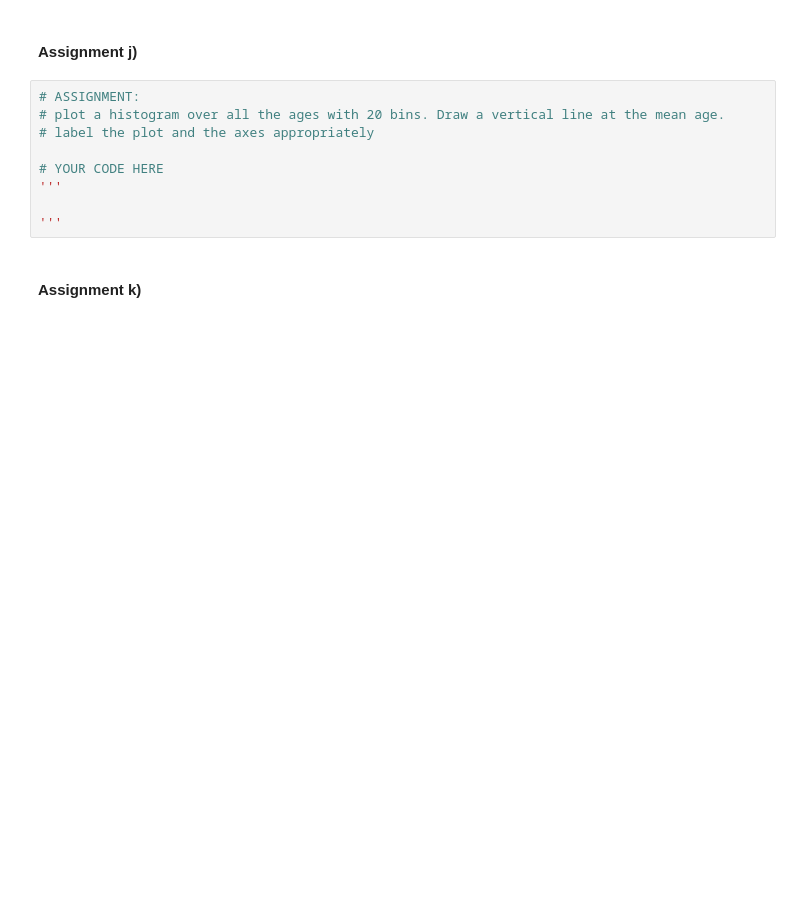
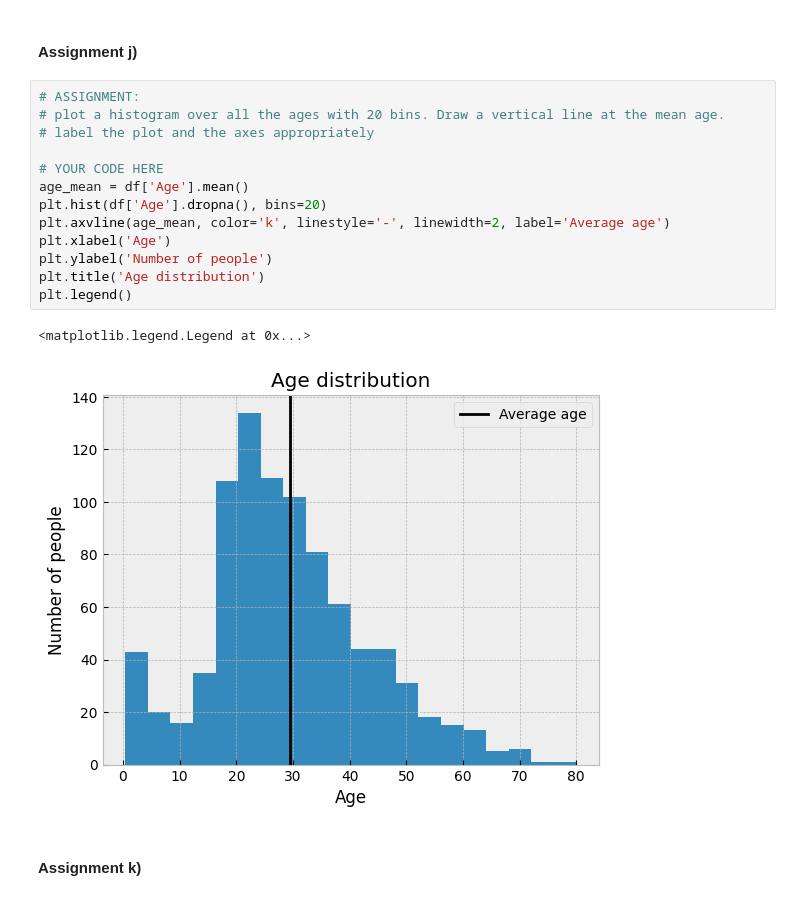
Before and after one commit to FolkeHilding/IntroML, a Jupyter notebook: Assignments/Practical/PracticalNotebook2.ipynb, the cells around one changed output. Drawn from its saved outputs; the diff is of its cells as text; blank space fills up the shorter version.

```diff
--- a/Assignments/Practical/PracticalNotebook2.ipynb
+++ b/Assignments/Practical/PracticalNotebook2.ipynb
@@ -405,12 +478,19 @@ As you can see, most of the people paid less than 150 for the ticket.
 # %%
 # ASSIGNMENT:
 # plot a histogram over all the ages with 20 bins. Draw a vertical line at the mean age.
 # label the plot and the axes appropriately
 
 # YOUR CODE HERE
-'''
-
-'''
+age_mean = df['Age'].mean()
+plt.hist(df['Age'].dropna(), bins=20)
+plt.axvline(age_mean, color='k', linestyle='-', linewidth=2, label='Average age')
+plt.xlabel('Age')
+plt.ylabel('Number of people')
+plt.title('Age distribution')
+plt.legend()
+# %% [output]
+<matplotlib.legend.Legend at 0x...>
+[figure, added]
 # %% [markdown]
 #### Assignment k)
 # %% [markdown]
```
Also changed, not shown: parts of 16 cells of this notebook.
